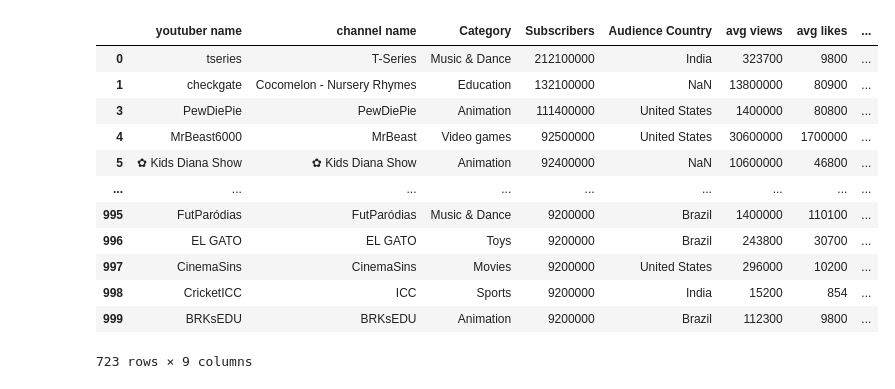
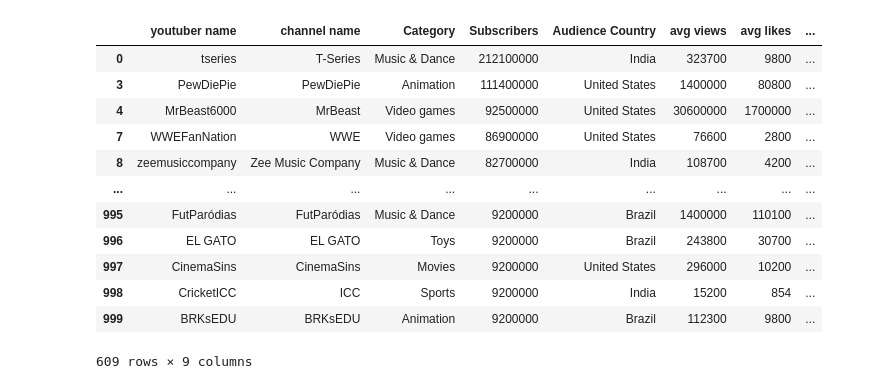
Before and after one commit to mark-m0/Project-1, a Jupyter notebook: SocialInfluencer.ipynb, the cells around one changed output. Saved outputs shown, nothing was run; the diff lists cells and outputs as text; code cells hidden in the pictures.

```diff
--- a/SocialInfluencer.ipynb
+++ b/SocialInfluencer.ipynb
@@ -98,32 +144,35 @@ SyntaxError: invalid syntax (<ipython-input-8-82813cf3d8b8>, line 2)
 # %%
 #data cleaning for youtube data
 clean_yt = youtube_df.drop(549)
 clean_yt["Subscribers"] = [convert(value) for value in clean_yt["Subscribers"]]
 clean_yt["avg views"] = [convert(value) for value in clean_yt["avg views"]]
 clean_yt["avg likes"] = clean_yt["avg likes"].fillna(0)
 clean_yt["avg likes"] = [convert(value) for value in clean_yt["avg likes"]]
 clean_yt["avg comments"] = clean_yt["avg comments"].fillna(0)
 clean_yt["avg comments"] = [convert(value) for value in clean_yt["avg comments"]]
 clean_yt.sort_values("Subscribers", ascending = False).reset_index()
 
 clean_yt = clean_yt.dropna(subset = ["Category"])
 clean_yt.reset_index()
 
+#drop rows from Audience Country that are empty
+clean_yt = clean_yt.dropna(subset = ["Audience Country"])
+clean_yt.reset_index()
 
 #Sum the column values from avg_views,avg_likes,avg_comments to a new column "Authenticengagement"
 clean_yt['Authenticengagement'] = clean_yt['avg views'] + clean_yt['avg likes'] +clean_yt['avg comments']
 display(clean_yt)
 # %% [output]
 |  | youtuber name | channel name | Category | Subscribers | Audience Country | avg views | avg likes | ... |
 | 0 | tseries | T-Series | Music & Dance | 212100000 | India | 323700 | 9800 | ... |
-| 1 | checkgate | Cocomelon - Nursery Rhymes | Education | 132100000 | NaN | 13800000 | 80900 | ... |
 | 3 | PewDiePie | PewDiePie | Animation | 111400000 | United States | 1400000 | 80800 | ... |
 | 4 | MrBeast6000 | MrBeast | Video games | 92500000 | United States | 30600000 | 1700000 | ... |
-| 5 | ✿ Kids Diana Show | ✿ Kids Diana Show | Animation | 92400000 | NaN | 10600000 | 46800 | ... |
+| 7 | WWEFanNation | WWE | Video games | 86900000 | United States | 76600 | 2800 | ... |
+| 8 | zeemusiccompany | Zee Music Company | Music & Dance | 82700000 | India | 108700 | 4200 | ... |
 | ... | ... | ... | ... | ... | ... | ... | ... | ... |
 | 995 | FutParódias | FutParódias | Music & Dance | 9200000 | Brazil | 1400000 | 110100 | ... |
 | 996 | EL GATO | EL GATO | Toys | 9200000 | Brazil | 243800 | 30700 | ... |
 | 997 | CinemaSins | CinemaSins | Movies | 9200000 | United States | 296000 | 10200 | ... |
 | 998 | CricketICC | ICC | Sports | 9200000 | India | 15200 | 854 | ... |
 | 999 | BRKsEDU | BRKsEDU | Animation | 9200000 | Brazil | 112300 | 9800 | ... |
-723 rows × 9 columns
+609 rows × 9 columns
```
Also changed, not shown: parts of 8 cells of this notebook.
